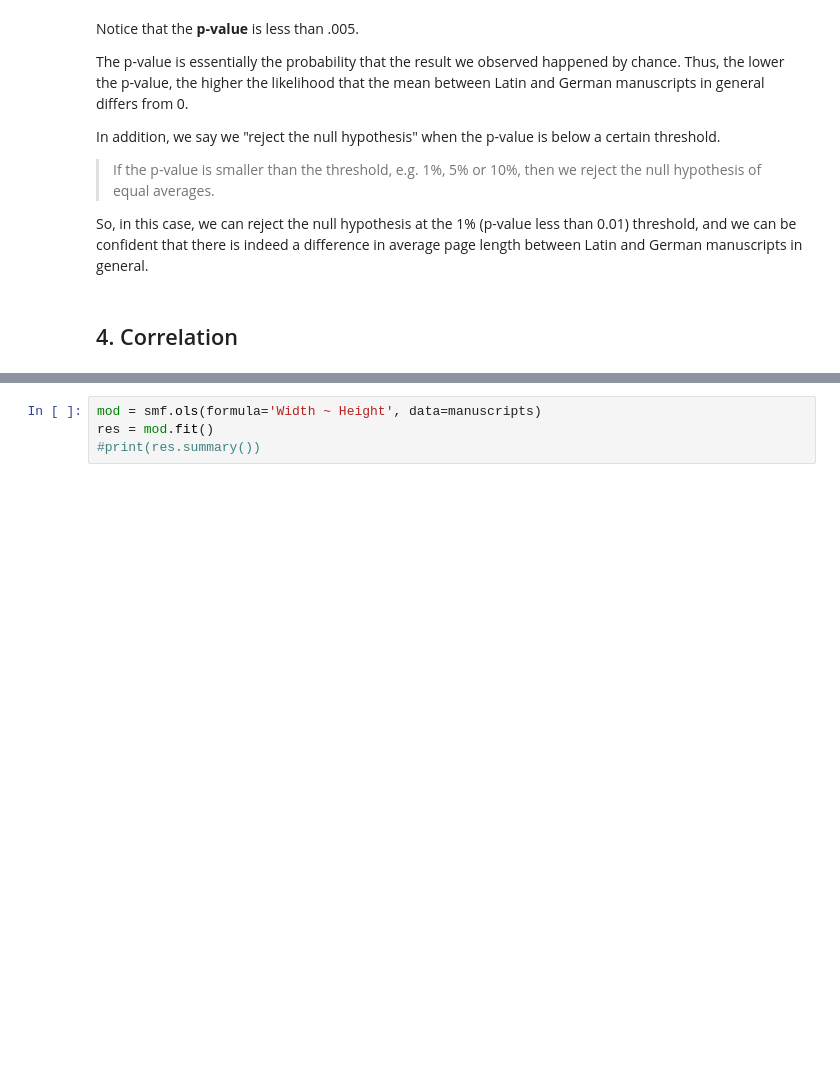
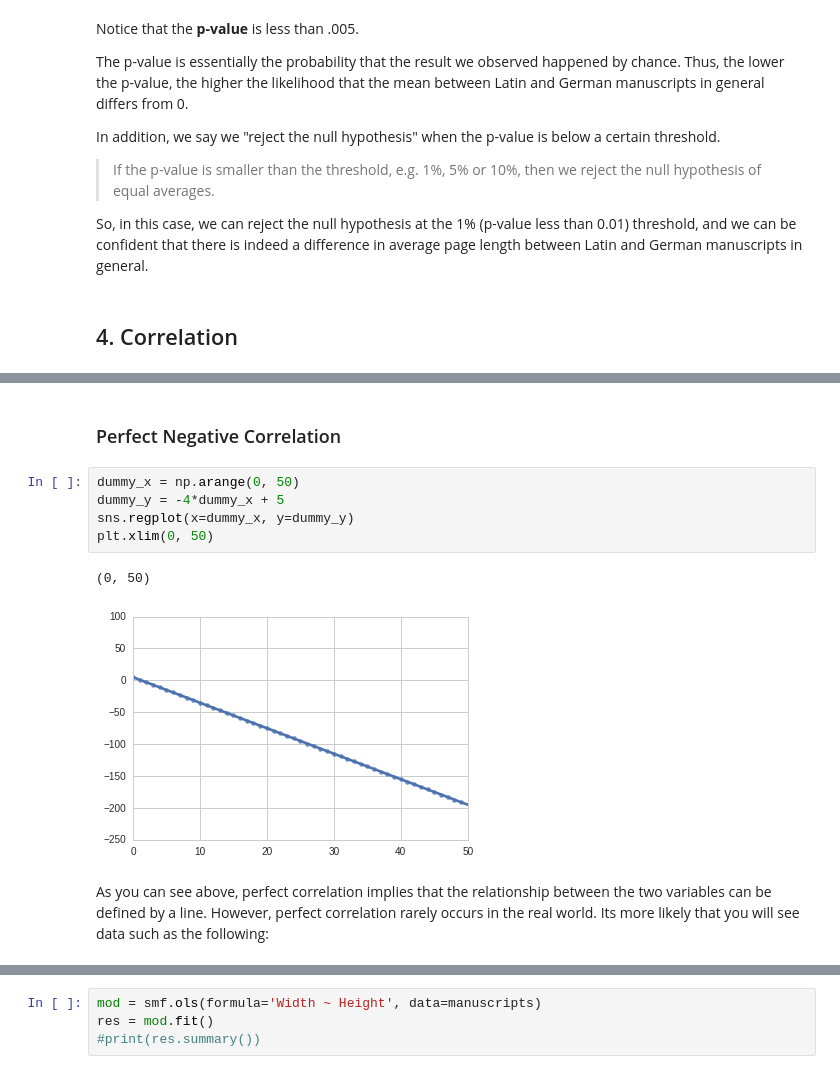
Before and after one commit to ds-modules/MEDST-250, a Jupyter notebook: 03-Intro_to_Stats/Statistics.ipynb, the cells around one changed output, grey strips where cells are left out. Cells and saved outputs as stored; diff of their text form; blank space fills up the shorter version.

```diff
--- a/03-Intro_to_Stats/Statistics.ipynb
+++ b/03-Intro_to_Stats/Statistics.ipynb
@@ -342 +356,13 @@ Correlation measures the strength of a linear association between two variables.
+# %% [markdown]
+### Perfect Negative Correlation
+# %%
+dummy_x = np.arange(0, 50)
+dummy_y = -4*dummy_x + 5
+sns.regplot(x=dummy_x, y=dummy_y)
+plt.xlim(0, 50)
+# %% [output]
+(0, 50)
+[figure, added]
+# %% [markdown]
+As you can see above, perfect correlation implies that the relationship between the two variables can be defined by a line. However, perfect correlation rarely occurs in the real world. Its more likely that you will see data such as the following:
 # %%
```
Also changed, not shown: parts of 9 cells of this notebook.
